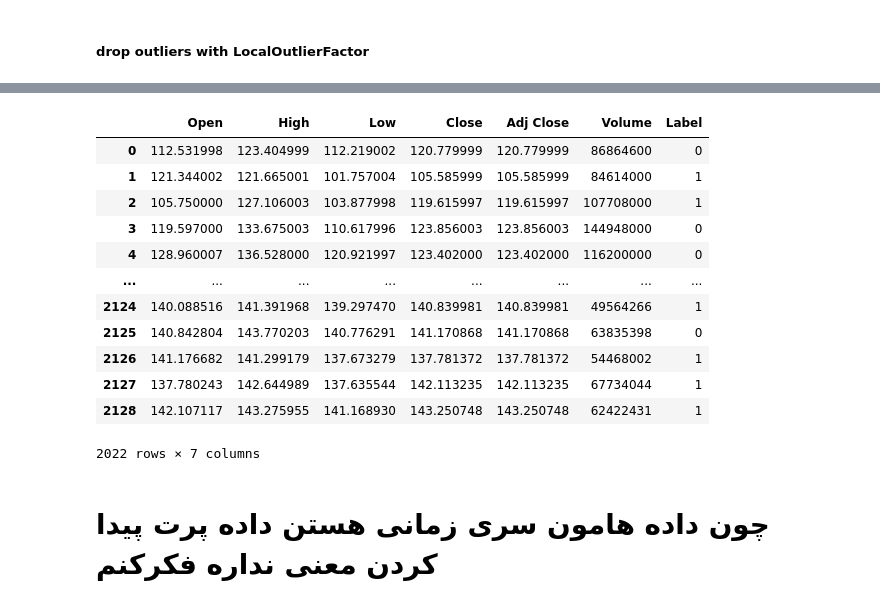
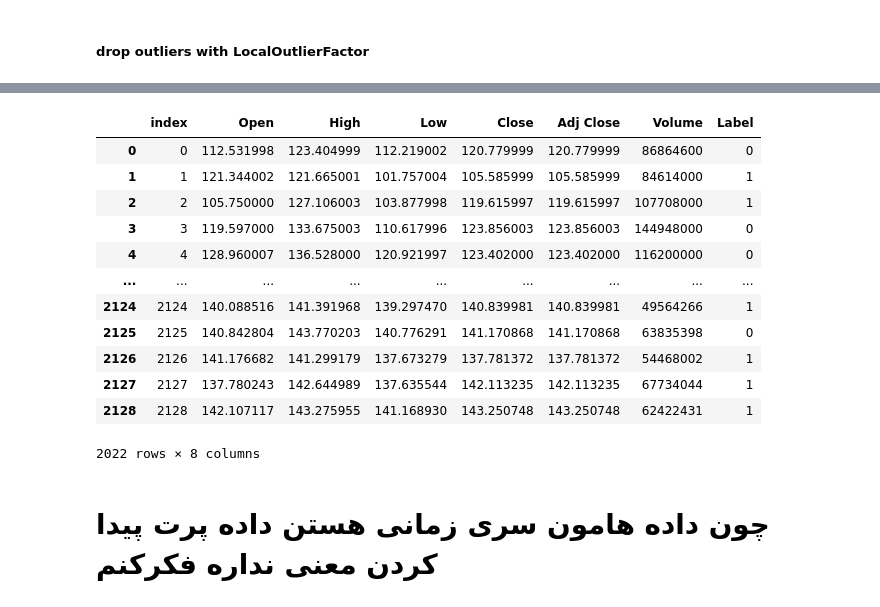
Before and after one commit to mr-robot77/Quera_G11-Project2, a Jupyter notebook: Problem 3/prediction.ipynb, the cells around one changed output, grey strips where cells are left out. Drawn from its saved outputs; the diff is of its cells as text; code cells hidden in the pictures.

```diff
--- a/Problem 3/prediction.ipynb
+++ b/Problem 3/prediction.ipynb
@@ -180,0 +164,3 @@ df
+# %%
+df["Variance"] = df["High"] - df["Low"]
+df
@@ -180,0 +181,3 @@ df
+# %%
+df.drop(columns=["Open", "High", "Low", "Adj Close"], inplace=True)
+df
@@ -209,3 +226,31 @@ def train_test_split_by_date(
+# %%
+def train_test_split_by_date(
+    df: pd.DataFrame,
+    start_date_train: str,
+    end_date_train: str,
+    start_date_test: str,
+    end_date_test: str,
+    divide_X_y: bool = True,
+    test: bool = True,
+):
+    df_train = df[
+        (df["Date"] >= start_date_train) & (df["Date"] <= end_date_train)
+    ].reset_index(drop=True)
+
+    df_test = df[
+        (df["Date"] >= start_date_test) & (df["Date"] <= end_date_test)
+    ].reset_index(drop=True)
+
+    if divide_X_y:
+        X_train = df_train.drop(columns=["Label"])
+        y_train = df_train["Label"]
+        if test:
+            X_test = df_test.drop(columns=["Label"])
+            y_test = df_test["Label"]
+            return X_train, X_test, y_train, y_test
+        return X_train, y_train
+
+    return df_train, df_test
 # %%
 # start_date_train_val = "2017-11-09"
 # end_date_train_val = "2023-09-07"
@@ -343,19 +420,19 @@ def drop_outliers_LOF(data: pd.DataFrame):
 # %%
-drop_outliers_LOF(df_train_val.drop("Date", axis=1))
+drop_outliers_LOF(df_train_val.reset_index(drop=False).drop("Date", axis=1))
 # %% [output]
-|  | Open | High | Low | Close | Adj Close | Volume | Label |
-| 0 | 112.531998 | 123.404999 | 112.219002 | 120.779999 | 120.779999 | 86864600 | 0 |
-| 1 | 121.344002 | 121.665001 | 101.757004 | 105.585999 | 105.585999 | 84614000 | 1 |
-| 2 | 105.750000 | 127.106003 | 103.877998 | 119.615997 | 119.615997 | 107708000 | 1 |
-| 3 | 119.597000 | 133.675003 | 110.617996 | 123.856003 | 123.856003 | 144948000 | 0 |
-| 4 | 128.960007 | 136.528000 | 120.921997 | 123.402000 | 123.402000 | 116200000 | 0 |
-| ... | ... | ... | ... | ... | ... | ... | ... |
-| 2124 | 140.088516 | 141.391968 | 139.297470 | 140.839981 | 140.839981 | 49564266 | 1 |
-| 2125 | 140.842804 | 143.770203 | 140.776291 | 141.170868 | 141.170868 | 63835398 | 0 |
-| 2126 | 141.176682 | 141.299179 | 137.673279 | 137.781372 | 137.781372 | 54468002 | 1 |
-| 2127 | 137.780243 | 142.644989 | 137.635544 | 142.113235 | 142.113235 | 67734044 | 1 |
-| 2128 | 142.107117 | 143.275955 | 141.168930 | 143.250748 | 143.250748 | 62422431 | 1 |
+|  | index | Open | High | Low | Close | Adj Close | Volume | Label |
+| 0 | 0 | 112.531998 | 123.404999 | 112.219002 | 120.779999 | 120.779999 | 86864600 | 0 |
+| 1 | 1 | 121.344002 | 121.665001 | 101.757004 | 105.585999 | 105.585999 | 84614000 | 1 |
+| 2 | 2 | 105.750000 | 127.106003 | 103.877998 | 119.615997 | 119.615997 | 107708000 | 1 |
+| 3 | 3 | 119.597000 | 133.675003 | 110.617996 | 123.856003 | 123.856003 | 144948000 | 0 |
+| 4 | 4 | 128.960007 | 136.528000 | 120.921997 | 123.402000 | 123.402000 | 116200000 | 0 |
+| ... | ... | ... | ... | ... | ... | ... | ... | ... |
+| 2124 | 2124 | 140.088516 | 141.391968 | 139.297470 | 140.839981 | 140.839981 | 49564266 | 1 |
+| 2125 | 2125 | 140.842804 | 143.770203 | 140.776291 | 141.170868 | 141.170868 | 63835398 | 0 |
+| 2126 | 2126 | 141.176682 | 141.299179 | 137.673279 | 137.781372 | 137.781372 | 54468002 | 1 |
+| 2127 | 2127 | 137.780243 | 142.644989 | 137.635544 | 142.113235 | 142.113235 | 67734044 | 1 |
+| 2128 | 2128 | 142.107117 | 143.275955 | 141.168930 | 143.250748 | 143.250748 | 62422431 | 1 |
-2022 rows × 7 columns
+2022 rows × 8 columns
 # %% [markdown]
 # چون داده هامون سری زمانی هستن داده پرت پیدا کردن معنی نداره فکرکنم
 # %% [markdown]
```
Also changed, not shown: parts of 58 cells of this notebook.
